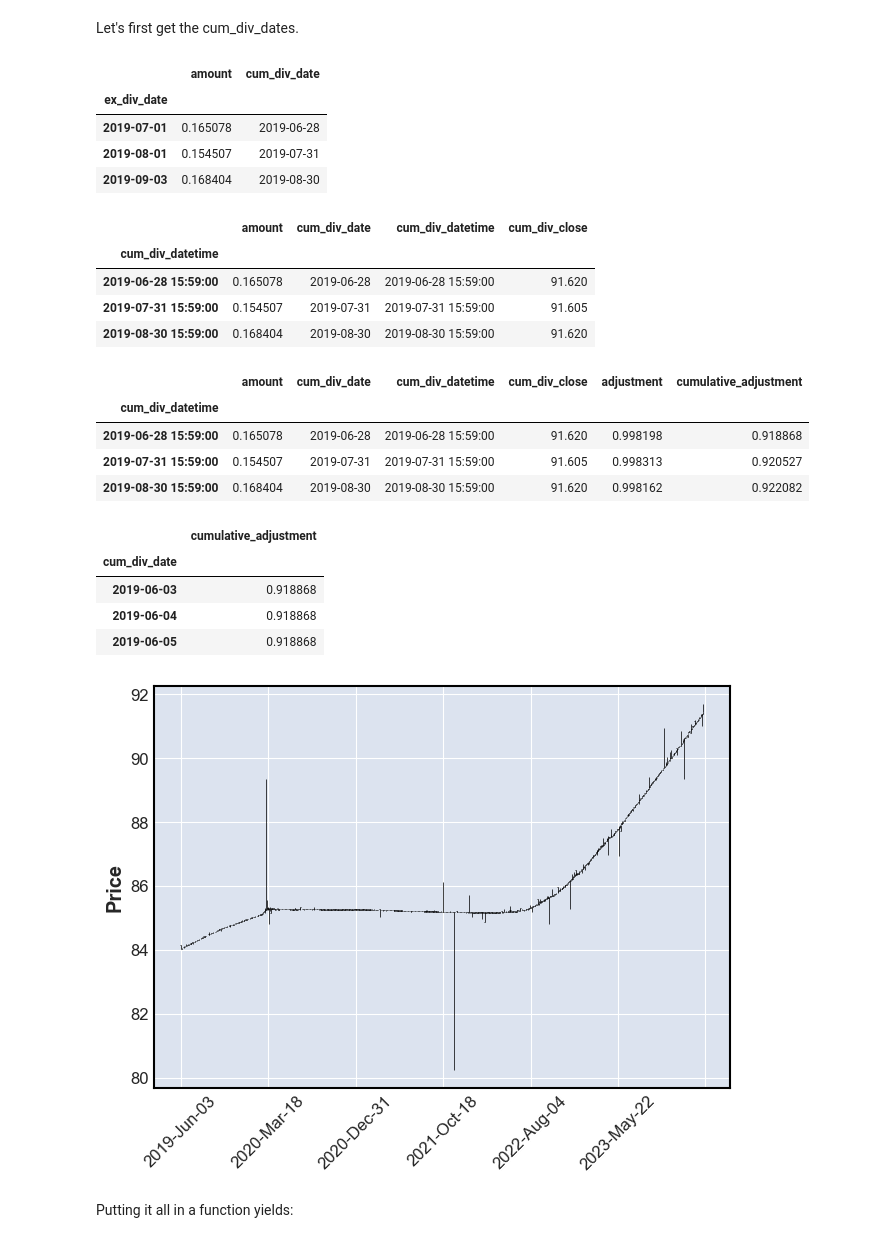
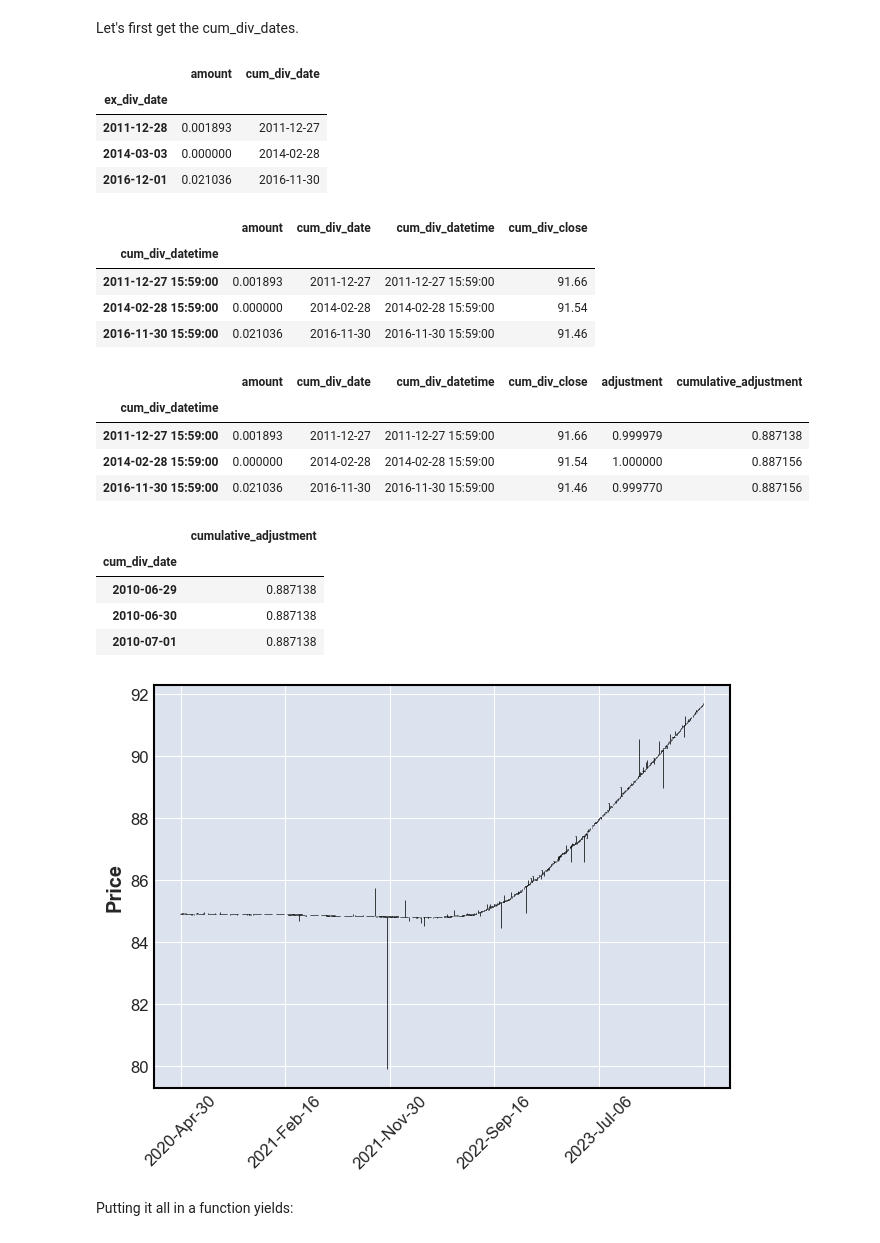
Before and after one commit to shinathan/polygon.io-stock-database, a Jupyter notebook: 07_process.ipynb, the cells around one changed output. Saved outputs shown, nothing was run; the diff lists cells and outputs as text; code cells hidden in the pictures.

```diff
--- a/07_process.ipynb
+++ b/07_process.ipynb
@@ -21,7 +25,7 @@ DATA_PATH = "../data/polygon/"
 # 7.2 Split adjustment
 # %%
 adjustments = pd.read_csv(DATA_PATH + f"raw/adjustments/TSLA.csv", parse_dates=True, index_col=0)
-bars = pd.read_parquet(DATA_PATH + f"raw/m1/TSLA-2019-06-03.parquet")
+bars = pd.read_parquet(DATA_PATH + f"raw/m1/TSLA.parquet")
 
 adjustments.index = pd.to_datetime(adjustments.index).date
 splits = adjustments[adjustments.type == "SPLIT"].copy()
@@ -153,7 +157,7 @@ We use the [stockcharts](https://support.stockcharts.com/doku.php?id=policies:hi
 
 Note: Even though the close (which can differ on early close days) is used to calculate the adjustment factor, the post-market prices also have to be adjusted.
 # %%
-split_adjusted_bars = split_adjust(pd.read_parquet(DATA_PATH + f"raw/m1/BIL-2019-06-01.parquet"), 'BIL')
+split_adjusted_bars = split_adjust(pd.read_parquet(DATA_PATH + f"raw/m1/BIL.parquet"), 'BIL')
 trading_dates_ticker = sorted(list(set(bars.index.date)))
 
 adjustments = pd.read_csv(DATA_PATH + f"raw/adjustments/BIL.csv", parse_dates=True, index_col=0)
@@ -187,9 +191,9 @@ split_adjusted_dividends.head(3)
 # %% [output]
 |  | amount | cum_div_date |
 | ex_div_date |  |  |
-| 2019-07-01 | 0.165078 | 2019-06-28 |
-| 2019-08-01 | 0.154507 | 2019-07-31 |
-| 2019-09-03 | 0.168404 | 2019-08-30 |
+| 2011-12-28 | 0.001893 | 2011-12-27 |
+| 2014-03-03 | 0.000000 | 2014-02-28 |
+| 2016-12-01 | 0.021036 | 2016-11-30 |
 # %%
 # We need to get the ex-dividend closing price. Most days this is on 16:00 ET. Some days have early closes.
 market_hours = get_market_calendar('datetime')
@@ -209,9 +213,9 @@ split_adjusted_dividends.head(3)
 # %% [output]
 |  | amount | cum_div_date | cum_div_datetime | cum_div_close |
 | cum_div_datetime |  |  |  |  |
-| 2019-06-28 15:59:00 | 0.165078 | 2019-06-28 | 2019-06-28 15:59:00 | 91.620 |
-| 2019-07-31 15:59:00 | 0.154507 | 2019-07-31 | 2019-07-31 15:59:00 | 91.605 |
-| 2019-08-30 15:59:00 | 0.168404 | 2019-08-30 | 2019-08-30 15:59:00 | 91.620 |
+| 2011-12-27 15:59:00 | 0.001893 | 2011-12-27 | 2011-12-27 15:59:00 | 91.66 |
+| 2014-02-28 15:59:00 | 0.000000 | 2014-02-28 | 2014-02-28 15:59:00 | 91.54 |
+| 2016-11-30 15:59:00 | 0.021036 | 2016-11-30 | 2016-11-30 15:59:00 | 91.46 |
 # %%
 split_adjusted_dividends['adjustment'] = 1 - (split_adjusted_dividends['amount'] / split_adjusted_dividends['cum_div_close'])
 split_adjusted_dividends['cumulative_adjustment'] = split_adjusted_dividends['adjustment'][::-1].cumprod()
@@ -220,9 +224,9 @@ split_adjusted_dividends.head(3)
 # %% [output]
 |  | amount | cum_div_date | cum_div_datetime | cum_div_close | adjustment | cumulative_adjustment |
 | cum_div_datetime |  |  |  |  |  |  |
-| 2019-06-28 15:59:00 | 0.165078 | 2019-06-28 | 2019-06-28 15:59:00 | 91.620 | 0.998198 | 0.918868 |
-| 2019-07-31 15:59:00 | 0.154507 | 2019-07-31 | 2019-07-31 15:59:00 | 91.605 | 0.998313 | 0.920527 |
-| 2019-08-30 15:59:00 | 0.168404 | 2019-08-30 | 2019-08-30 15:59:00 | 91.620 | 0.998162 | 0.922082 |
+| 2011-12-27 15:59:00 | 0.001893 | 2011-12-27 | 2011-12-27 15:59:00 | 91.66 | 0.999979 | 0.887138 |
+| 2014-02-28 15:59:00 | 0.000000 | 2014-02-28 | 2014-02-28 15:59:00 | 91.54 | 1.000000 | 0.887156 |
+| 2016-11-30 15:59:00 | 0.021036 | 2016-11-30 | 2016-11-30 15:59:00 | 91.46 | 0.999770 | 0.887156 |
 # %%
 split_adjusted_dividends.set_index(split_adjusted_dividends['cum_div_date'], inplace=True, drop=True)
 dividend_adjustments = split_adjusted_dividends[['cumulative_adjustment']]
@@ -235,9 +239,9 @@ dividend_adjustments.head(3)
 # %% [output]
 |  | cumulative_adjustment |
 | cum_div_date |  |
-| 2019-06-03 | 0.918868 |
-| 2019-06-04 | 0.918868 |
-| 2019-06-05 | 0.918868 |
+| 2010-06-29 | 0.887138 |
+| 2010-06-30 | 0.887138 |
+| 2010-07-01 | 0.887138 |
 # %%
 # Same procedure as with split adjustments
 all_adjusted_bars = split_adjusted_bars.copy()
@@ -252,12 +256,12 @@ all_adjusted_bars = round(all_adjusted_bars, 4)
 # %%
 daily = all_adjusted_bars.resample('1D').agg({'open': 'first',
                                  'high': 'max',
                                  'low': 'min',
                                  'close': 'last'})
 daily.dropna(inplace=True)
-mpf.plot(daily, type='ohlc', show_nontrading=False, warn_too_much_data=1000000)
+mpf.plot(daily.tail(1000), type='ohlc', show_nontrading=False, warn_too_much_data=1000000)
 # %% [output]
-[figure, old version]
+[figure, new version]
 # %% [markdown]
 Putting it all in a function yields:
 # %%
```
Also changed, not shown: parts of 9 cells of this notebook, 3 other files.
